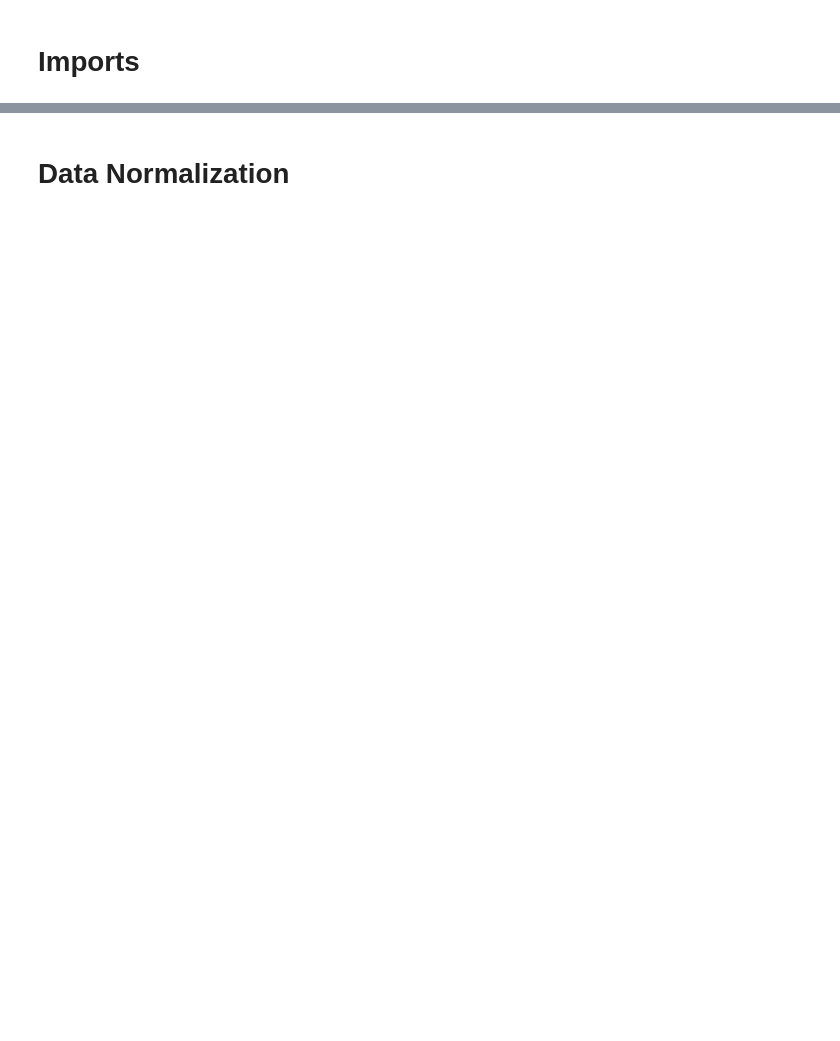
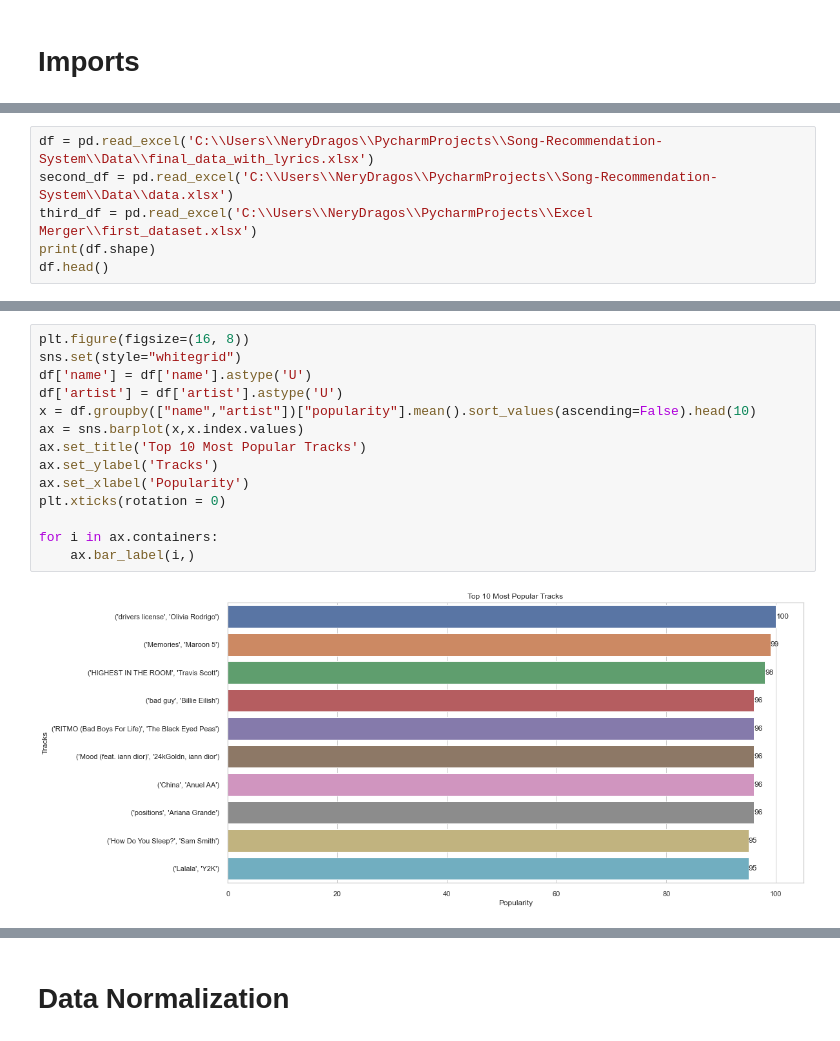
Before and after one commit to Neri-kun/Licenta, a Jupyter notebook: song_recommendation_system.ipynb, the cells around one changed output, grey strips where cells are left out. Cells and saved outputs as stored; diff of their text form; blank space fills up the shorter version.

```diff
--- a/song_recommendation_system.ipynb
+++ b/song_recommendation_system.ipynb
@@ -13,0 +26,6 @@ from yellowbrick.cluster import KElbowVisualizer
+# %%
+df = pd.read_excel('C:\\Users\\NeryDragos\\PycharmProjects\\Song-Recommendation-System\\Data\\final_data_with_lyrics.xlsx')
+second_df = pd.read_excel('C:\\Users\\NeryDragos\\PycharmProjects\\Song-Recommendation-System\\Data\\data.xlsx')
+third_df = pd.read_excel('C:\\Users\\NeryDragos\\PycharmProjects\\Excel Merger\\first_dataset.xlsx')
+print(df.shape)
+df.head()
@@ -13,0 +93,16 @@ from yellowbrick.cluster import KElbowVisualizer
+# %%
+plt.figure(figsize=(16, 8))
+sns.set(style="whitegrid")
+df['name'] = df['name'].astype('U')
+df['artist'] = df['artist'].astype('U')
+x = df.groupby(["name","artist"])["popularity"].mean().sort_values(ascending=False).head(10)
+ax = sns.barplot(x,x.index.values)
+ax.set_title('Top 10 Most Popular Tracks')
+ax.set_ylabel('Tracks')
+ax.set_xlabel('Popularity')
+plt.xticks(rotation = 0)
+
+for i in ax.containers:
+    ax.bar_label(i,)
+# %% [output]
+[figure, added]
```
Also changed, not shown: parts of 50 cells of this notebook.
